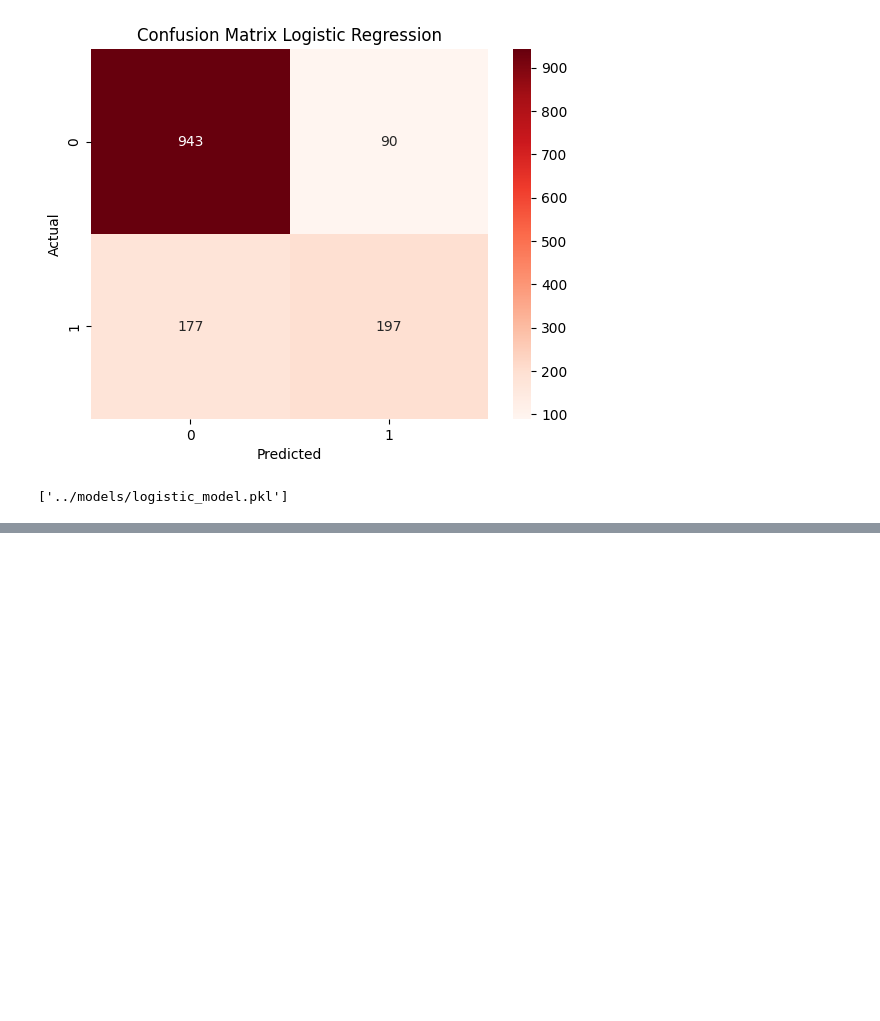
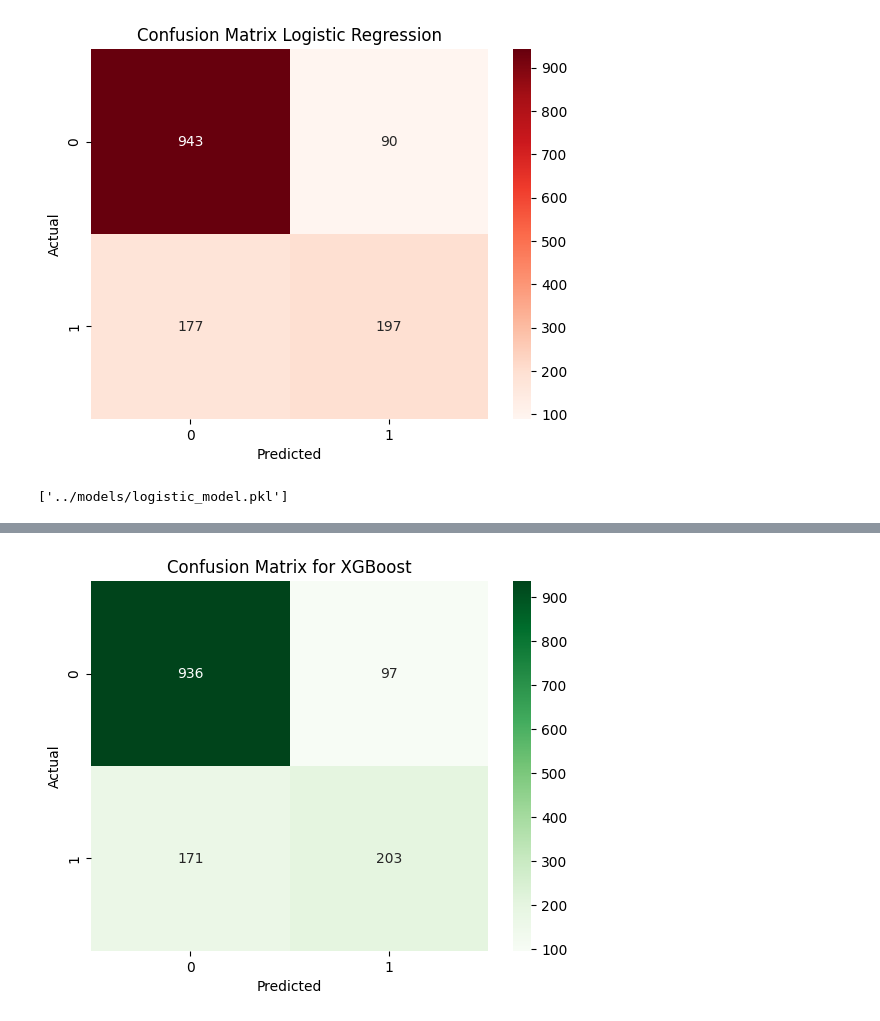
Before and after one commit to BejenaruIoanMatei/Churn-Analysis-Prediction, a Jupyter notebook: scripts/EDA.ipynb, the cells around one changed output, grey strips where cells are left out. Cells and saved outputs as stored; diff of their text form; code cells hidden in the pictures; blank space fills up the shorter version.

```diff
--- a/scripts/EDA.ipynb
+++ b/scripts/EDA.ipynb
@@ -526,0 +577,13 @@ joblib.dump(lr, "../models/logistic_model.pkl")
+# %%
+xgb = XGBClassifier(
+    random_state=7,
+    n_estimators=1000,
+    learning_rate=0.01,
+    max_depth=6,
+    subsample=0.8,
+    colsample_bytree=0.8,
+    eval_metric='logloss'
+)
+
+xgb.fit(X_train, y_train)
+y_pred_xgb = xgb.predict(X_test)
@@ -526,0 +601,9 @@ joblib.dump(lr, "../models/logistic_model.pkl")
+# %%
+cm = confusion_matrix(y_test, y_pred_xgb)
+sns.heatmap(cm, annot=True, fmt="d", cmap="Greens")
+plt.xlabel("Predicted")
+plt.ylabel("Actual")
+plt.title("Confusion Matrix for XGBoost")
+plt.show()
+# %% [output]
+[figure, added]
```
Also changed, not shown: parts of 10 cells of this notebook, 2 other files.
